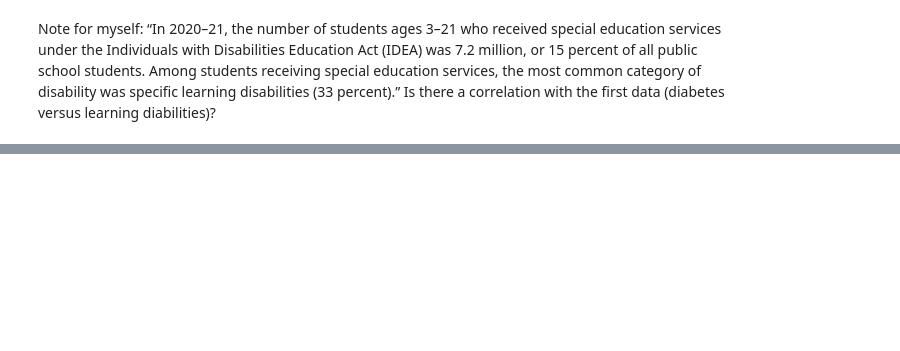
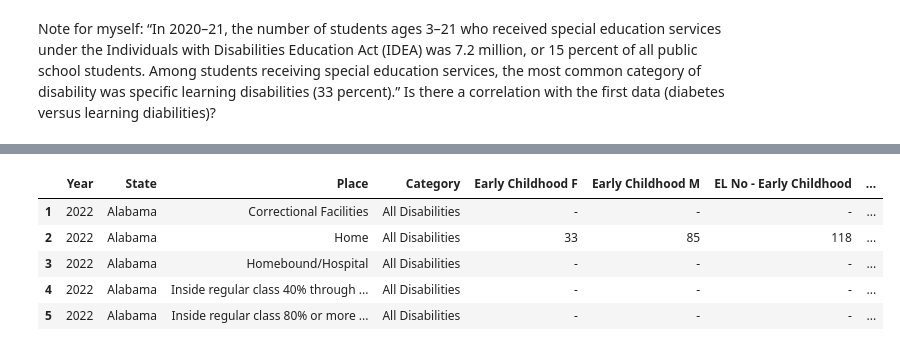
Before and after one commit to Lyduska/Better_Health, a Jupyter notebook: notebook/Better_health.ipynb, the cells around one changed output, grey strips where cells are left out. Saved outputs shown, nothing was run; the diff lists cells and outputs as text; code cells hidden in the pictures; blank space fills up the shorter version.

```diff
--- a/notebook/Better_health.ipynb
+++ b/notebook/Better_health.ipynb
@@ -261,5 +790,12 @@ kids_df1
 # %%
 kids_df1 = kids_df1.drop(0)
-kids_df1
+kids_df1.head()
+# %% [output]
+|  | Year | State | Place | Category | Early Childhood F | Early Childhood M | EL No - Early Childhood | ... |
+| 1 | 2022 | Alabama | Correctional Facilities | All Disabilities | - | - | - | ... |
+| 2 | 2022 | Alabama | Home | All Disabilities | 33 | 85 | 118 | ... |
+| 3 | 2022 | Alabama | Homebound/Hospital | All Disabilities | - | - | - | ... |
+| 4 | 2022 | Alabama | Inside regular class 40% through ... | All Disabilities | - | - | - | ... |
+| 5 | 2022 | Alabama | Inside regular class 80% or more ... | All Disabilities | - | - | - | ... |
 # %%
 kids_df1.columns
```
Also changed, not shown: parts of 62 cells of this notebook.
